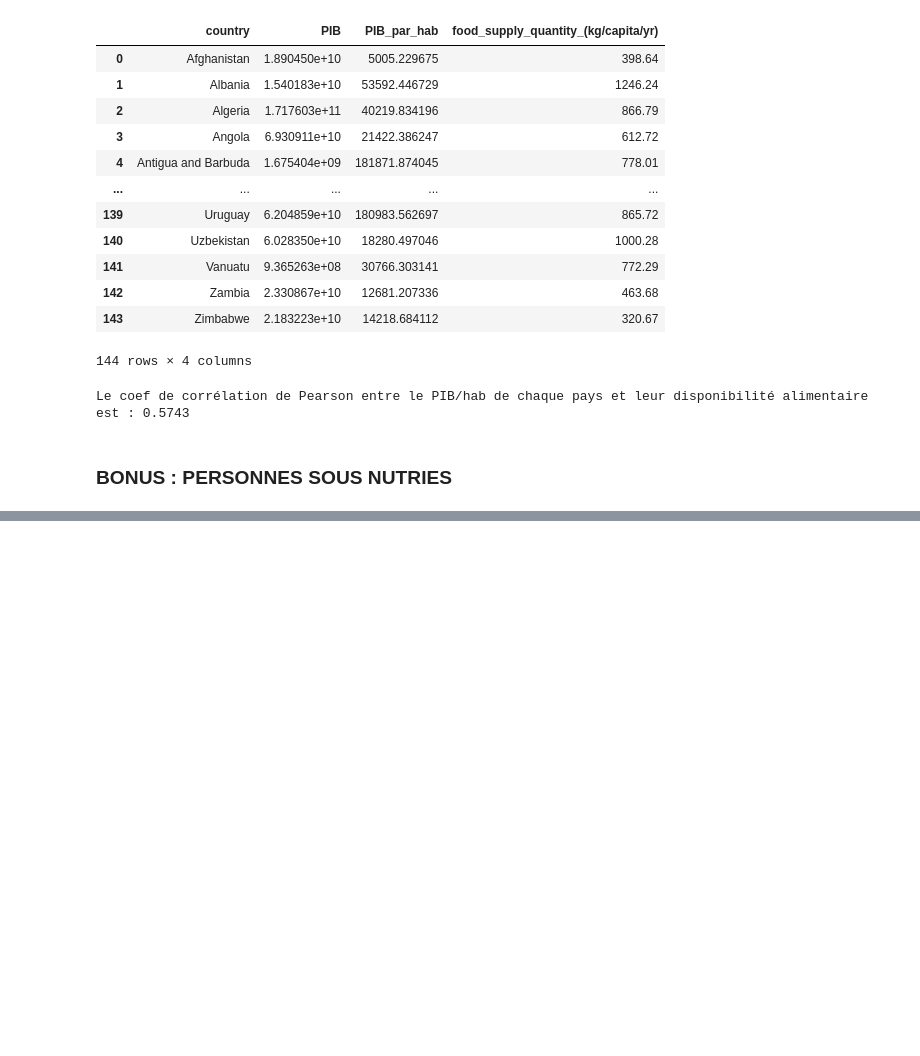
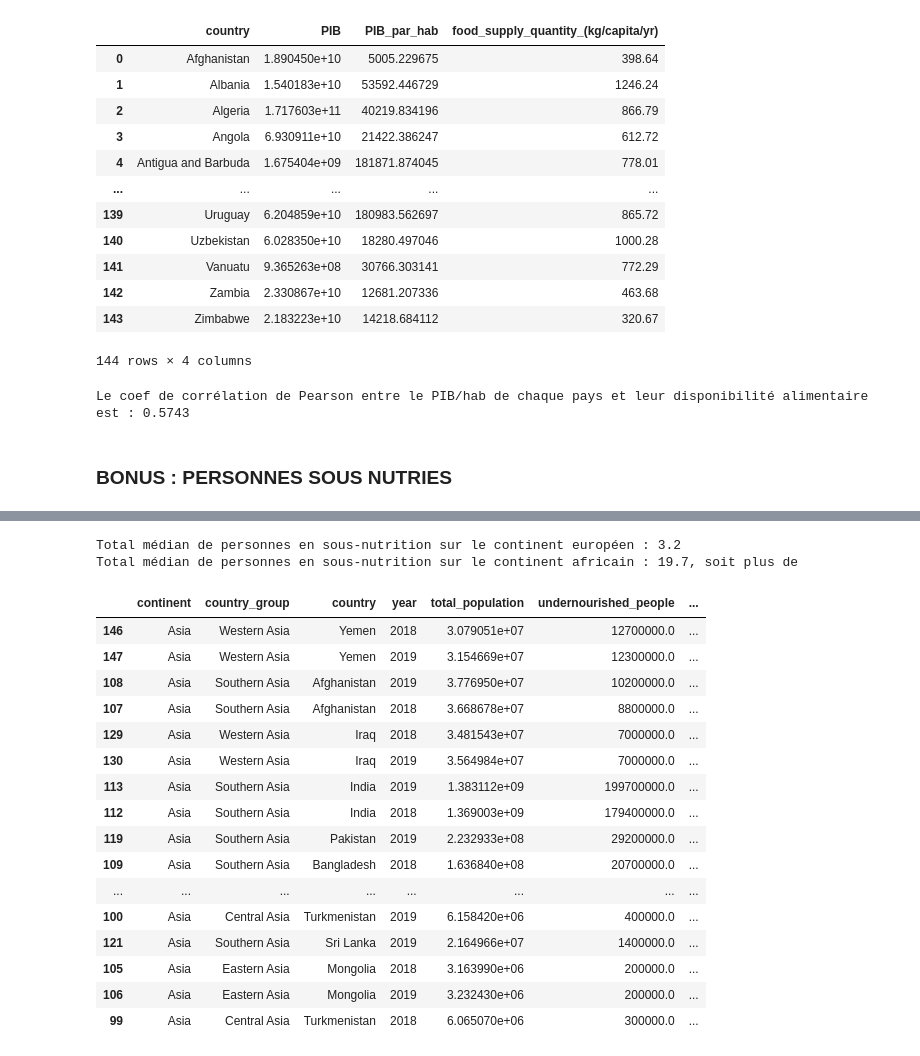
Before and after one commit to t7bo/pandas_fao, a Jupyter notebook: main.ipynb, the cells around one changed output, grey strips where cells are left out. Cells and saved outputs as stored; diff of their text form; code cells hidden in the pictures; blank space fills up the shorter version.

```diff
--- a/main.ipynb
+++ b/main.ipynb
@@ -1171,0 +1279,27 @@ evolution_continents
+# %%
+print(f'Total médian de personnes en sous-nutrition sur le continent européen : {df_sous_nutrition[filtre_europe]["undernourished_people_percent"].median()}')
+print(f'Total médian de personnes en sous-nutrition sur le continent africain : {round(df_sous_nutrition[filtre_afrique]["undernourished_people_percent"].mean(),1)}, soit plus de ')
+# %% [output]
+Total médian de personnes en sous-nutrition sur le continent européen : 3.2
+Total médian de personnes en sous-nutrition sur le continent africain : 19.7, soit plus de
+# %%
+filtre_asia = df_sous_nutrition["continent"] == "Asia"
+df_sous_nutrition[filtre_asia].sort_values(by="undernourished_people_percent", ascending=False).head(20)
+# %% [output]
+|  | continent | country_group | country | year | total_population | undernourished_people | ... |
+| 146 | Asia | Western Asia | Yemen | 2018 | 3.079051e+07 | 12700000.0 | ... |
+| 147 | Asia | Western Asia | Yemen | 2019 | 3.154669e+07 | 12300000.0 | ... |
+| 108 | Asia | Southern Asia | Afghanistan | 2019 | 3.776950e+07 | 10200000.0 | ... |
+| 107 | Asia | Southern Asia | Afghanistan | 2018 | 3.668678e+07 | 8800000.0 | ... |
+| 129 | Asia | Western Asia | Iraq | 2018 | 3.481543e+07 | 7000000.0 | ... |
+| 130 | Asia | Western Asia | Iraq | 2019 | 3.564984e+07 | 7000000.0 | ... |
+| 113 | Asia | Southern Asia | India | 2019 | 1.383112e+09 | 199700000.0 | ... |
+| 112 | Asia | Southern Asia | India | 2018 | 1.369003e+09 | 179400000.0 | ... |
+| 119 | Asia | Southern Asia | Pakistan | 2019 | 2.232933e+08 | 29200000.0 | ... |
+| 109 | Asia | Southern Asia | Bangladesh | 2018 | 1.636840e+08 | 20700000.0 | ... |
+| ... | ... | ... | ... | ... | ... | ... | ... |
+| 100 | Asia | Central Asia | Turkmenistan | 2019 | 6.158420e+06 | 400000.0 | ... |
+| 121 | Asia | Southern Asia | Sri Lanka | 2019 | 2.164966e+07 | 1400000.0 | ... |
+| 105 | Asia | Eastern Asia | Mongolia | 2018 | 3.163990e+06 | 200000.0 | ... |
+| 106 | Asia | Eastern Asia | Mongolia | 2019 | 3.232430e+06 | 200000.0 | ... |
+| 99 | Asia | Central Asia | Turkmenistan | 2018 | 6.065070e+06 | 300000.0 | ... |
```
Also changed, not shown: parts of 27 cells of this notebook, 1 other file.
